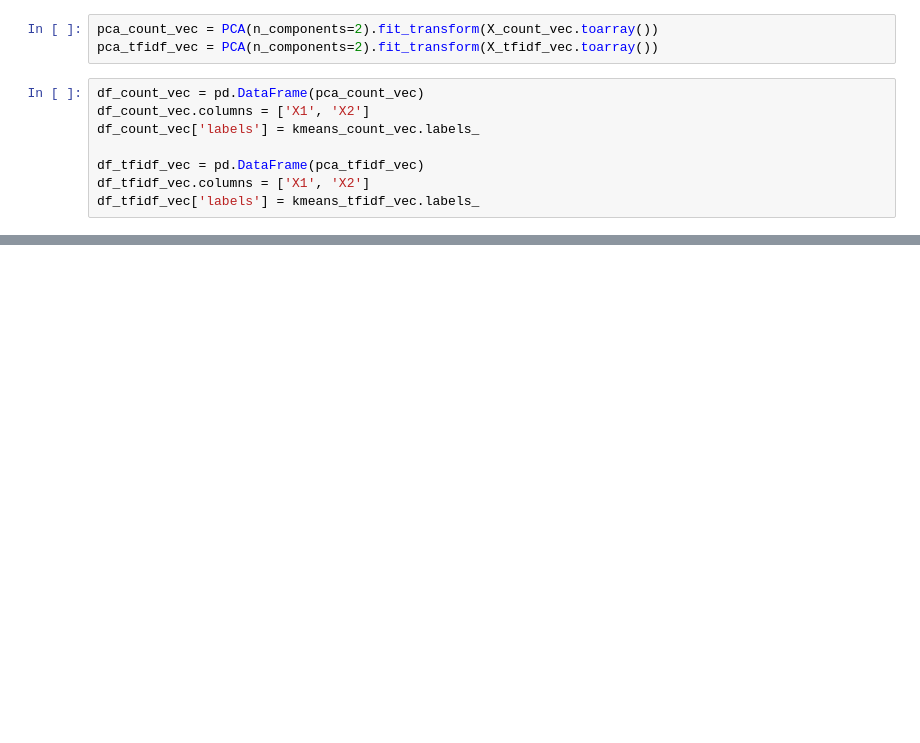
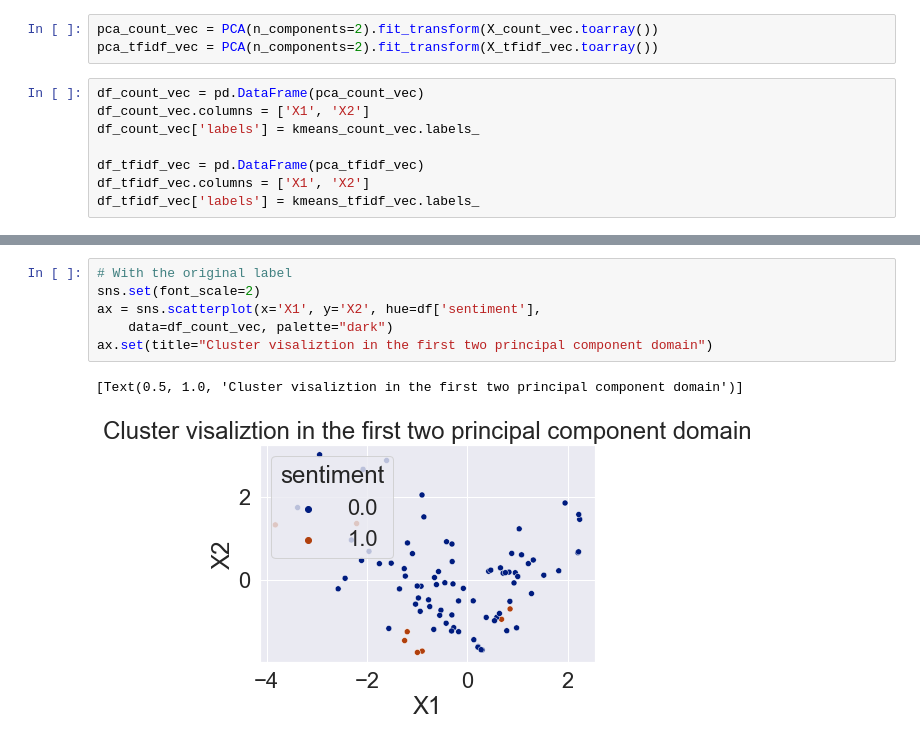
Before and after one commit to mamunm/sentiment_analysis, a Jupyter notebook: notebooks/unsupervised_sentiment_analysis.ipynb, the cells around one changed output, grey strips where cells are left out. Cells and saved outputs as stored; diff of their text form; blank space fills up the shorter version.

```diff
--- a/notebooks/unsupervised_sentiment_analysis.ipynb
+++ b/notebooks/unsupervised_sentiment_analysis.ipynb
@@ -159,0 +160,9 @@ ax.set(title="Cluster visaliztion in the first two principal component domain")
+# %%
+# With the original label
+sns.set(font_scale=2)
+ax = sns.scatterplot(x='X1', y='X2', hue=df['sentiment'],
+    data=df_count_vec, palette="dark")
+ax.set(title="Cluster visaliztion in the first two principal component domain")
+# %% [output]
+[Text(0.5, 1.0, 'Cluster visaliztion in the first two principal component domain')]
+[figure, added]
```
Also changed, not shown: parts of 8 cells of this notebook, 2 other files.
